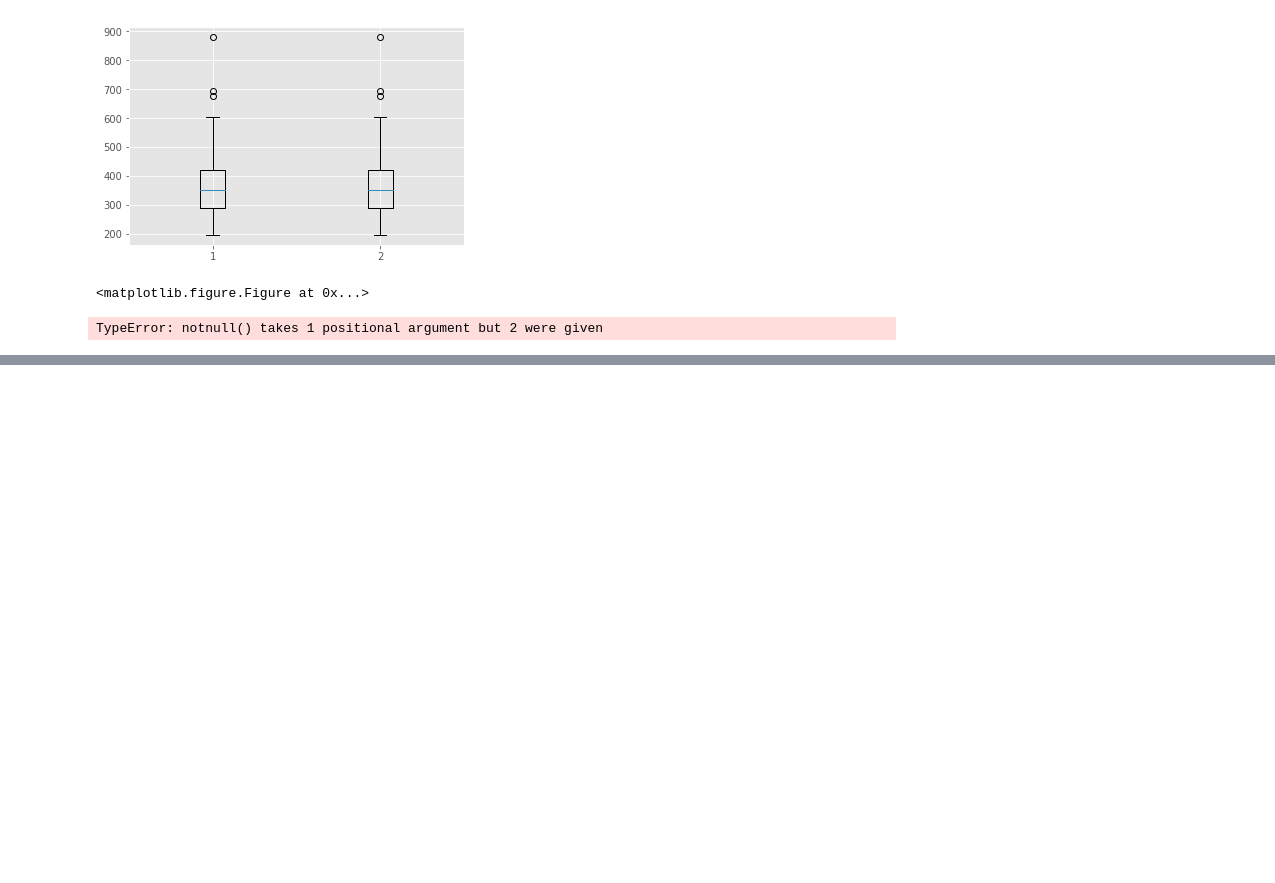
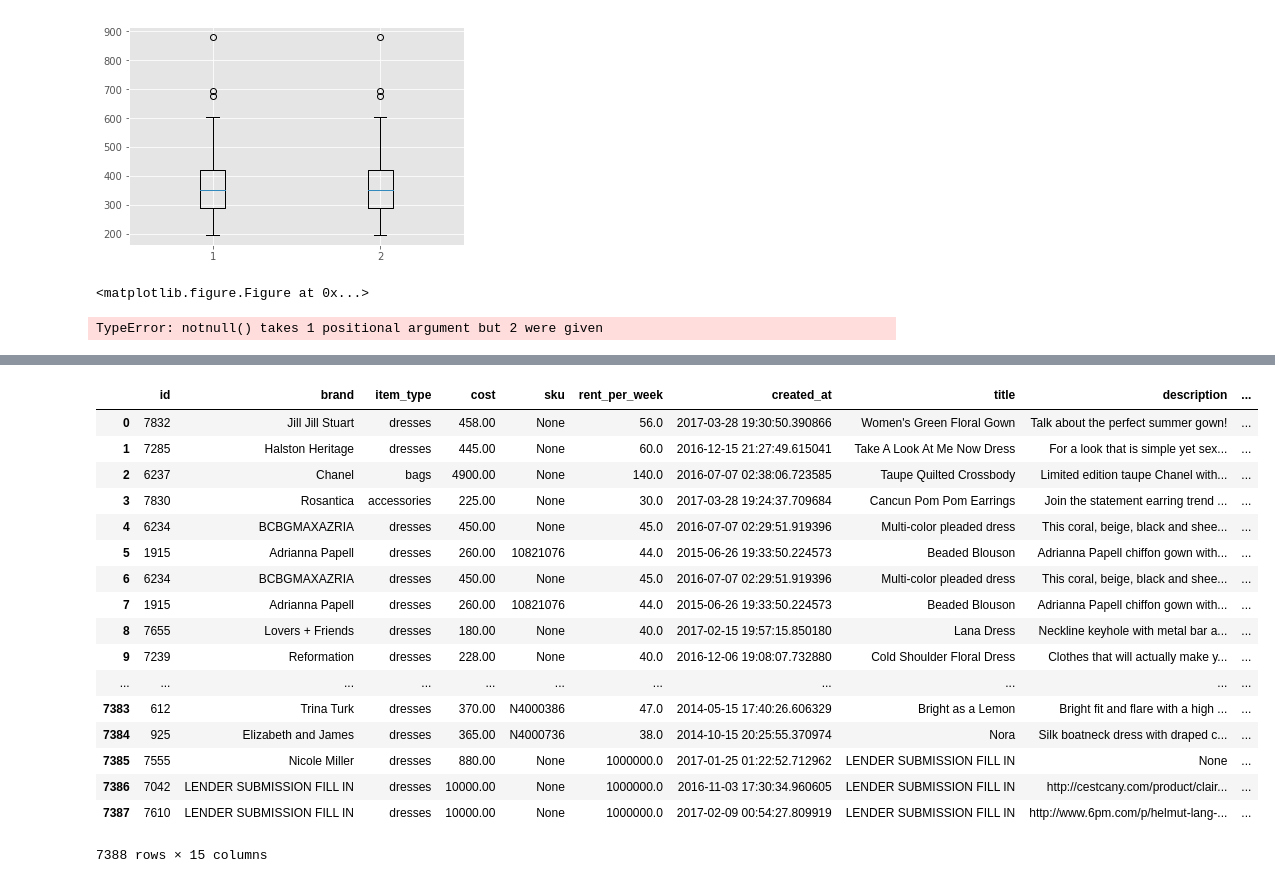
Before and after one commit to patrickspencer/regressthedress, a Jupyter notebook: testing/Notebook.ipynb, the cells around one changed output, grey strips where cells are left out. Cells and saved outputs as stored; diff of their text form; code cells hidden in the pictures; blank space fills up the shorter version.

```diff
--- a/testing/Notebook.ipynb
+++ b/testing/Notebook.ipynb
@@ -275 +286,30 @@ brand_query = "SELECT item_type, count(item_type)) FROM items GROUP BY item_type
 brand_df = pd.read_sql_query(brand_query, engine)
+# %%
+# res = find_by_item_type("dresses")
+query = "SELECT I.id, I.brand, I.item_type, I.cost, I.sku, \
+    I.rent_per_week, I.created_at, I.title, I.description, \
+    I.year_purchased, R.rental_date, R.return_date, \
+    RI.item_price, RI.refunded, RI.fit_return \
+    FROM items I \
+    LEFT JOIN rental_items RI ON I.id = RI.item_id \
+    LEFT JOIN rentals R ON R.id = RI.rental_id;"
+df = pd.read_sql_query(query, engine)
+# %% [output]
+|  | id | brand | item_type | cost | sku | rent_per_week | created_at | title | description | ... |
+| 0 | 7832 | Jill Jill Stuart | dresses | 458.00 | None | 56.0 | 2017-03-28 19:30:50.390866 | Women's Green Floral Gown | Talk about the perfect summer gown! | ... |
+| 1 | 7285 | Halston Heritage | dresses | 445.00 | None | 60.0 | 2016-12-15 21:27:49.615041 | Take A Look At Me Now Dress | For a look that is simple yet sex... | ... |
+| 2 | 6237 | Chanel | bags | 4900.00 | None | 140.0 | 2016-07-07 02:38:06.723585 | Taupe Quilted Crossbody | Limited edition taupe Chanel with... | ... |
+| 3 | 7830 | Rosantica | accessories | 225.00 | None | 30.0 | 2017-03-28 19:24:37.709684 | Cancun Pom Pom Earrings | Join the statement earring trend ... | ... |
+| 4 | 6234 | BCBGMAXAZRIA | dresses | 450.00 | None | 45.0 | 2016-07-07 02:29:51.919396 | Multi-color pleaded dress | This coral, beige, black and shee... | ... |
+| 5 | 1915 | Adrianna Papell | dresses | 260.00 | 10821076 | 44.0 | 2015-06-26 19:33:50.224573 | Beaded Blouson | Adrianna Papell chiffon gown with... | ... |
+| 6 | 6234 | BCBGMAXAZRIA | dresses | 450.00 | None | 45.0 | 2016-07-07 02:29:51.919396 | Multi-color pleaded dress | This coral, beige, black and shee... | ... |
+| 7 | 1915 | Adrianna Papell | dresses | 260.00 | 10821076 | 44.0 | 2015-06-26 19:33:50.224573 | Beaded Blouson | Adrianna Papell chiffon gown with... | ... |
+| 8 | 7655 | Lovers + Friends | dresses | 180.00 | None | 40.0 | 2017-02-15 19:57:15.850180 | Lana Dress | Neckline keyhole with metal bar a... | ... |
+| 9 | 7239 | Reformation | dresses | 228.00 | None | 40.0 | 2016-12-06 19:08:07.732880 | Cold Shoulder Floral Dress | Clothes that will actually make y... | ... |
+| ... | ... | ... | ... | ... | ... | ... | ... | ... | ... | ... |
+| 7383 | 612 | Trina Turk | dresses | 370.00 | N4000386 | 47.0 | 2014-05-15 17:40:26.606329 | Bright as a Lemon | Bright fit and flare with a high ... | ... |
+| 7384 | 925 | Elizabeth and James | dresses | 365.00 | N4000736 | 38.0 | 2014-10-15 20:25:55.370974 | Nora | Silk boatneck dress with draped c... | ... |
+| 7385 | 7555 | Nicole Miller | dresses | 880.00 | None | 1000000.0 | 2017-01-25 01:22:52.712962 | LENDER SUBMISSION FILL IN | None | ... |
+| 7386 | 7042 | LENDER SUBMISSION FILL IN | dresses | 10000.00 | None | 1000000.0 | 2016-11-03 17:30:34.960605 | LENDER SUBMISSION FILL IN | http://cestcany.com/product/clair... | ... |
+| 7387 | 7610 | LENDER SUBMISSION FILL IN | dresses | 10000.00 | None | 1000000.0 | 2017-02-09 00:54:27.809919 | LENDER SUBMISSION FILL IN | http://www.6pm.com/p/helmut-lang-... | ... |
+7388 rows × 15 columns
```
Also changed, not shown: parts of 3 cells of this notebook, 7 other files.
